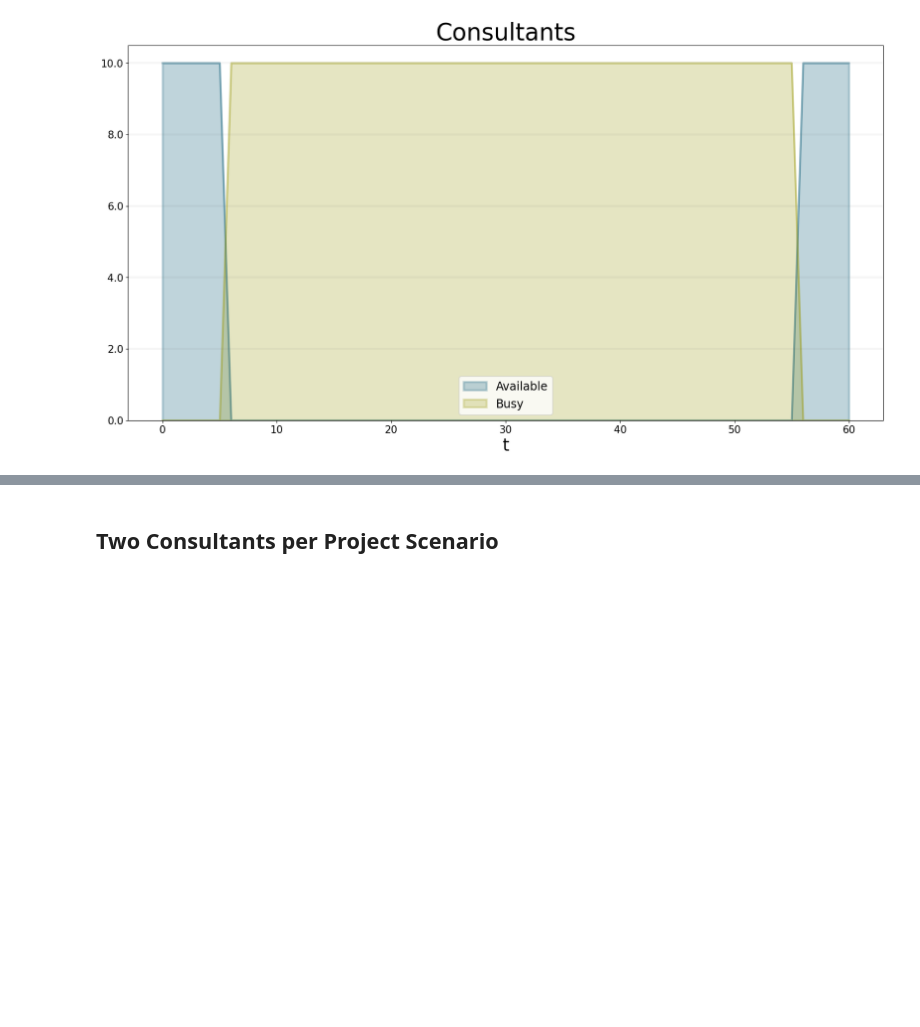
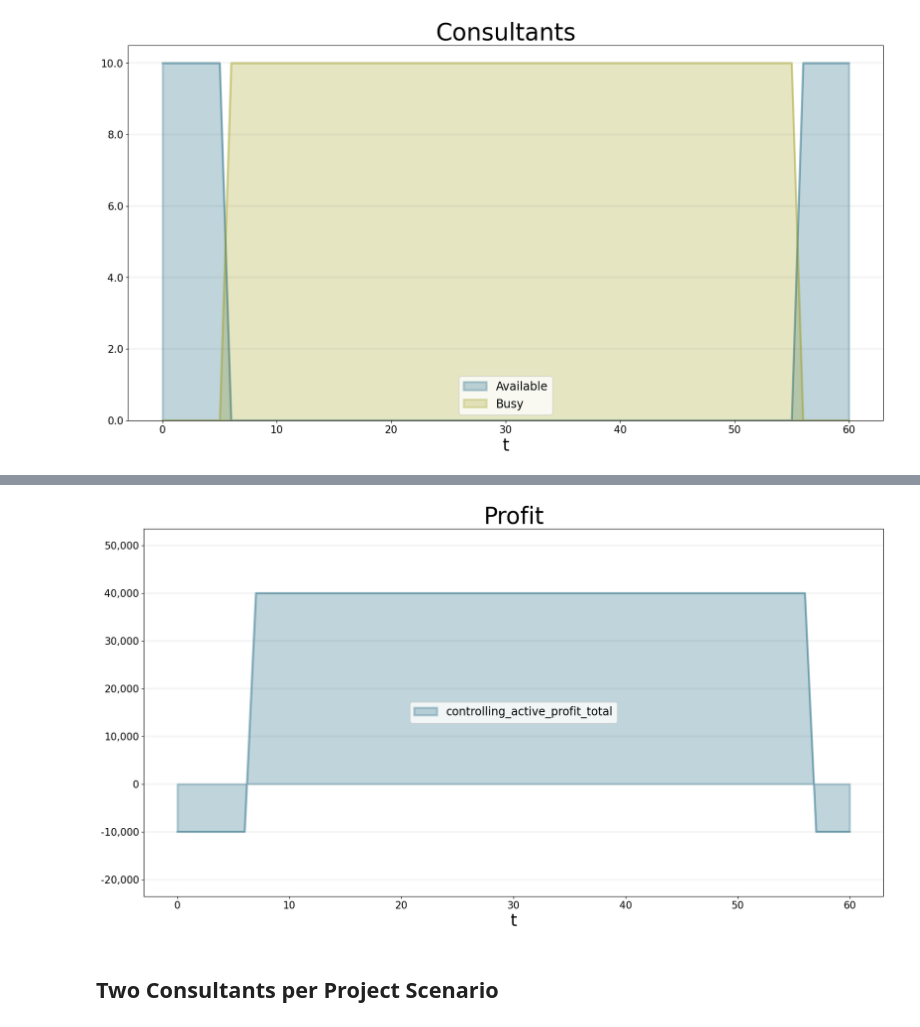
Before and after one commit to transentis/bptk_py_tutorial, a Jupyter notebook: model-library/enterprise-digital-twin/enterprise_digital_twin.ipynb, the cells around one changed output, grey strips where cells are left out. Drawn from its saved outputs; the diff is of its cells as text; code cells hidden in the pictures; blank space fills up the shorter version.

```diff
--- a/model-library/enterprise-digital-twin/enterprise_digital_twin.ipynb
+++ b/model-library/enterprise-digital-twin/enterprise_digital_twin.ipynb
@@ -68,3 +96,17 @@ bptk.plot_scenarios(
+# %%
+bptk.plot_scenarios(
+    scenario_managers=["smEDT"],
+    kind="area",
+    scenarios=["base"],
+    title="Profit",
+    agents=["controlling"],
+    agent_states=["active"],
+    agent_properties=["profit"],
+    agent_property_types=["total"]
+
+)
+# %% [output]
+[figure, added]
 # %% [markdown]
 ## Two Consultants per Project Scenario
 # %%
```
Also changed, not shown: parts of 5 cells of this notebook, 6 other files.
